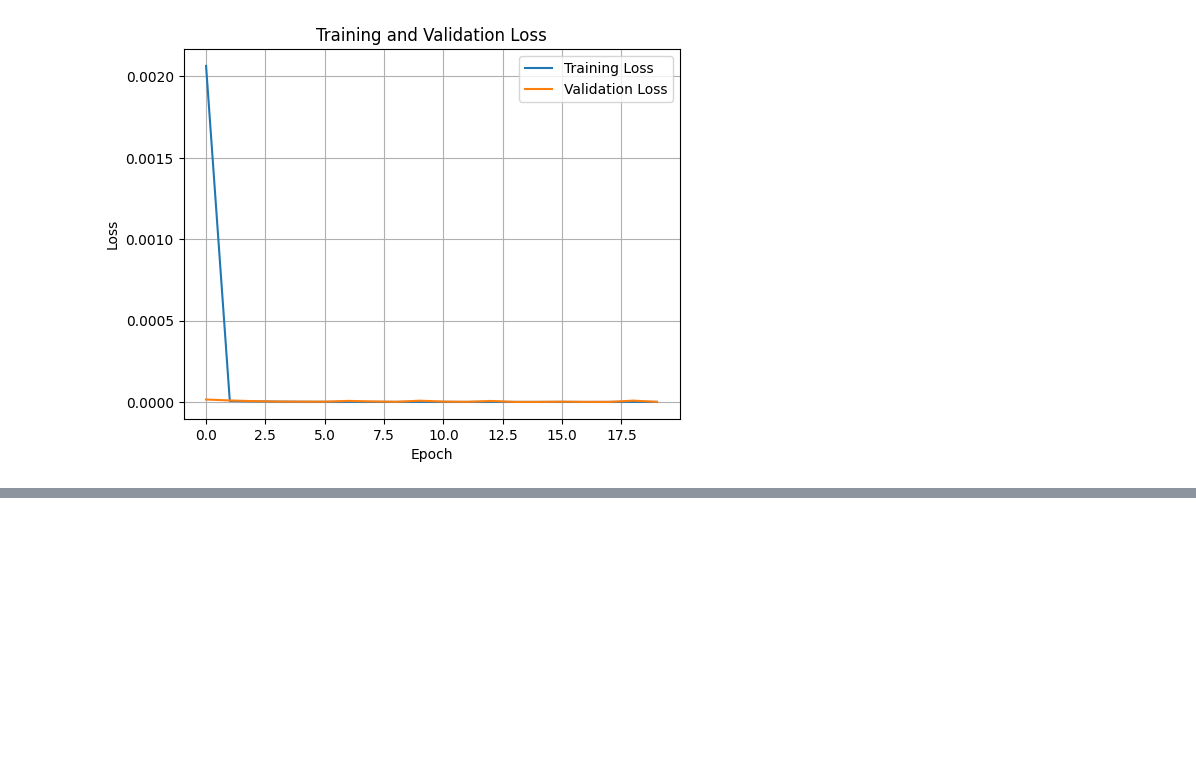
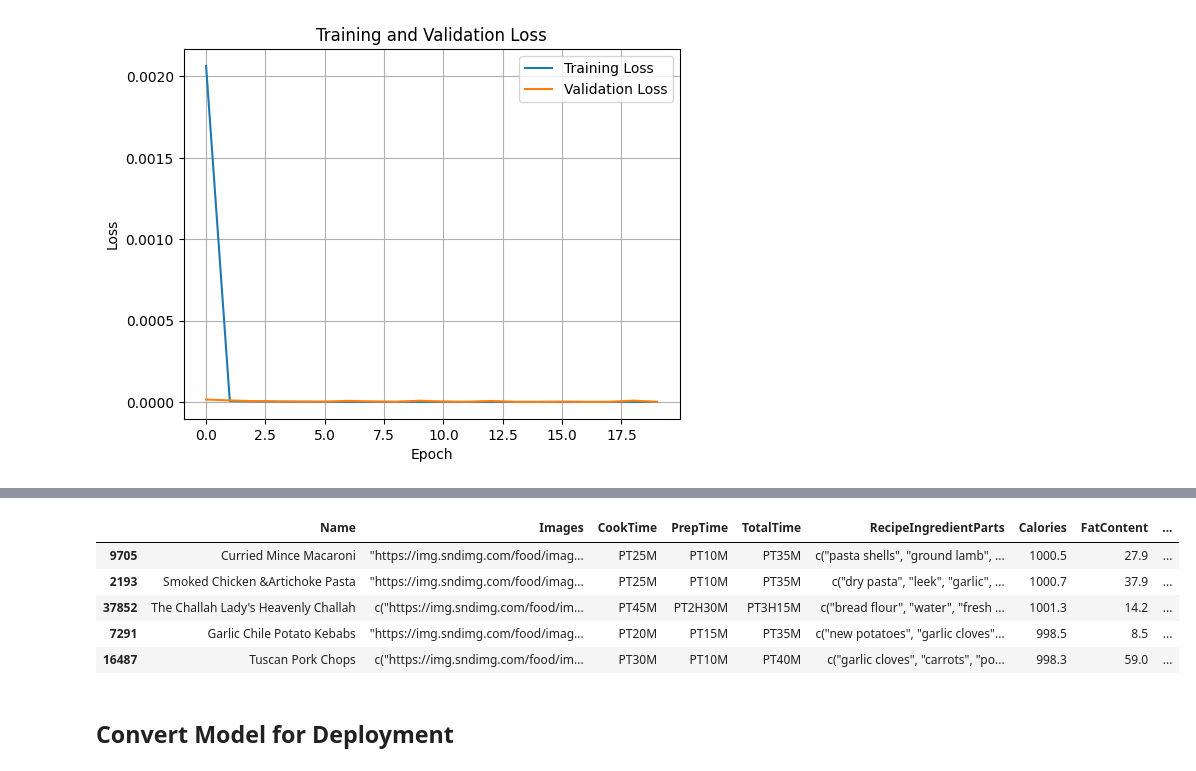
Before and after one commit to DietCare-Bangkit-Capstone/DietCare-ML, a Jupyter notebook: notebook/Modeling_DietCare.ipynb, the cells around one changed output, grey strips where cells are left out. Cells and saved outputs as stored; diff of their text form; code cells hidden in the pictures; blank space fills up the shorter version.

```diff
--- a/notebook/Modeling_DietCare.ipynb
+++ b/notebook/Modeling_DietCare.ipynb
@@ -244,0 +271,33 @@ recommendations.head()
+# %%
+from sklearn.metrics.pairwise import euclidean_distances
+
+# Define the recommendation function
+def get_recommendations(input_calories, top_k=5):
+    # Calculate the Euclidean distances between input calories and all recipes
+    distances = euclidean_distances(extracted_data[['Calories']], [[input_calories]])
+
+    # Add distances as a new column in the dataset
+    extracted_data['Distance'] = distances
+
+    # Sort recipes based on the distances in ascending order
+    sorted_recipes = extracted_data.sort_values('Distance')
+
+    # Select top k recipes
+    top_recipes = sorted_recipes.head(top_k)
+
+    return top_recipes
+
+# Test the recommendation system
+input_calories = 1000  # Example input calories
+recommended_recipes = get_recommendations(input_calories, top_k=5)
+
+recommended_recipes.head()
+# %% [output]
+|  | Name | Images | CookTime | PrepTime | TotalTime | RecipeIngredientParts | Calories | FatContent | ... |
+| 9705 | Curried Mince Macaroni | "https://img.sndimg.com/food/imag... | PT25M | PT10M | PT35M | c("pasta shells", "ground lamb", ... | 1000.5 | 27.9 | ... |
+| 2193 | Smoked Chicken &Artichoke Pasta | "https://img.sndimg.com/food/imag... | PT25M | PT10M | PT35M | c("dry pasta", "leek", "garlic", ... | 1000.7 | 37.9 | ... |
+| 37852 | The Challah Lady's Heavenly Challah | c("https://img.sndimg.com/food/im... | PT45M | PT2H30M | PT3H15M | c("bread flour", "water", "fresh ... | 1001.3 | 14.2 | ... |
+| 7291 | Garlic Chile Potato Kebabs | "https://img.sndimg.com/food/imag... | PT20M | PT15M | PT35M | c("new potatoes", "garlic cloves"... | 998.5 | 8.5 | ... |
+| 16487 | Tuscan Pork Chops | c("https://img.sndimg.com/food/im... | PT30M | PT10M | PT40M | c("garlic cloves", "carrots", "po... | 998.3 | 59.0 | ... |
+# %% [markdown]
+## **Convert Model for Deployment**
```
Also changed, not shown: parts of 11 cells of this notebook.
